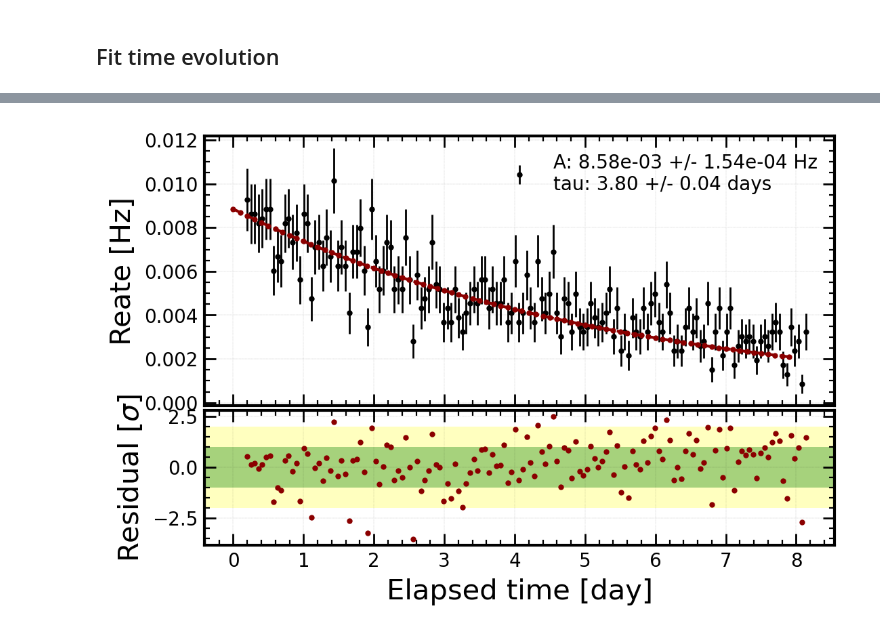
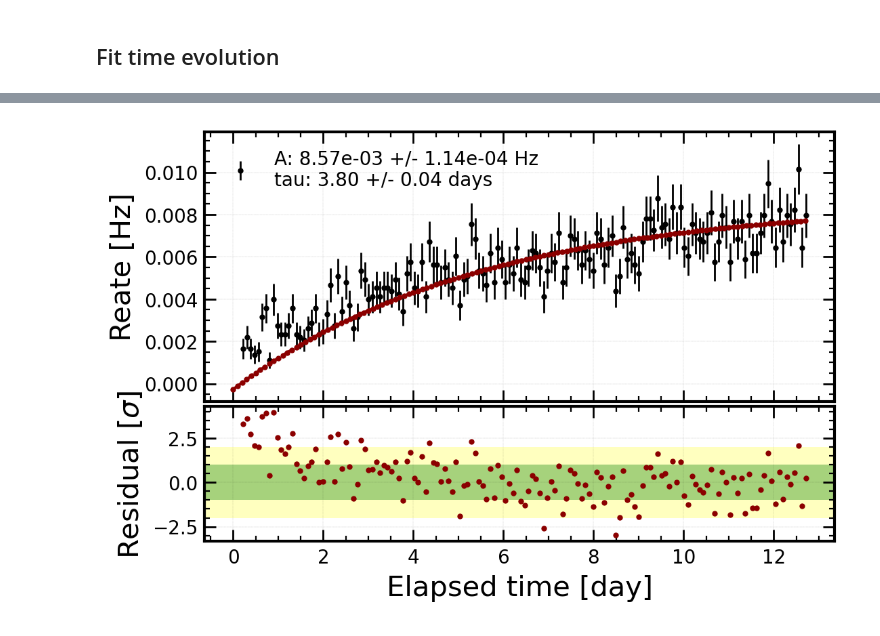
Before and after one commit to GiovanniVolta/RadDetect, a Jupyter notebook: tutorials/blumchen.ipynb, the cells around one changed output, grey strips where cells are left out. Saved outputs shown, nothing was run; the diff lists cells and outputs as text; code cells hidden in the pictures.

Commit message:
add in tutorial  accumalation and expansion

```diff
--- a/tutorials/blumchen.ipynb
+++ b/tutorials/blumchen.ipynb
@@ -12,5 +12,5 @@ from scipy.stats import norm
 from scipy.stats import skewnorm
 # %%
 # It works only in the MPIK network
-blumchen = rd.BlumchenAnalysis(filename='Rn30042024')
+blumchen = rd.BlumchenAnalysis(filename='Rn05032024')
 # %% [output]
@@ -163,7 +163,8 @@ class Model:
         self.compute_terms()
 
     def compute_terms(self):
-        self.exp = self.A * np.exp(- (self.x - self.t0) / self.tau )
+        self.exp = self.A * (1 - np.exp(- (self.x - self.t0) / self.tau ) ) # For accumaltion mode
+        # self.exp = self.A * (1 - np.exp(- (self.x - self.t0) / self.tau ) ) # For expansion mode
 
     def sum_terms(self):
         return self.exp
@@ -220,32 +221,32 @@ label = f'{m.parameters[0]}: {m.values[m.parameters[0]]:.2e} +/- {m.errors[m.par
 label += f'{m.parameters[1]}: {m.values[m.parameters[1]] / from_tau_to_halflife:.2f} +/- {m.errors[m.parameters[1]] / from_tau_to_halflife:.2f} days'
 
 times, rate, rate_err = blumchen.get_time_evolution(n_timestamp=_n_timestamp)
 _model = Model(times, *np.array(m.values))
 
-x = np.arange(0, 8, 0.1)
+x = np.arange(0, max(times / 60 / 60 / 24), 0.1)
 model = Model(x * 60 * 60 * 24, *np.array(m.values))
 
 fig, (ax1, ax2) = plt.subplots(2, 1, dpi=200, sharex=True, gridspec_kw={'height_ratios':[2,1], 'hspace': 0.025})
 
 ax1.errorbar(times / 60 / 60 / 24, rate, yerr=rate_err, lw=0, marker='o', color='black', ms=3, elinewidth=1, label=label)
 
 l = ax1.plot(x, model.sum_terms(), marker='o', ls='--', ms=3, color='darkred', zorder=5)
 
 ax2.plot(times / 60 / 60 / 24, (rate - _model.sum_terms()) / rate_err, lw=0, marker='.', color=l[0].get_color())
 
 ax2.axhspan(-2, 2, color='yellow', lw=0, alpha=0.25)
 ax2.axhspan(-1, 1, color='green', lw=0, alpha=0.35)
 
 ax1.grid()
 ax2.grid()
 
 ax2.set_xlabel('Elapsed time [day]')
 ax1.set_ylabel('Reate [Hz]')
 ax2.set_ylabel('Residual [$\sigma$]')
 
 ax1.legend()
 
 plt.tight_layout()
 plt.show()
 # %% [output]
-[figure, old version]
+[figure, new version]
```
Also changed, not shown: parts of 3 cells of this notebook.
